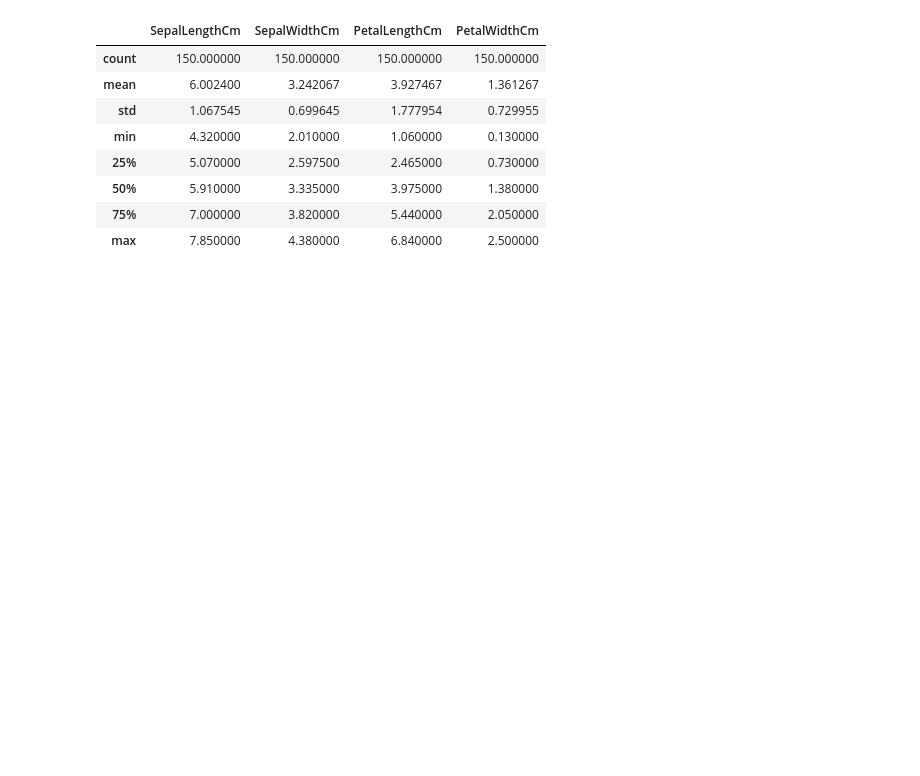
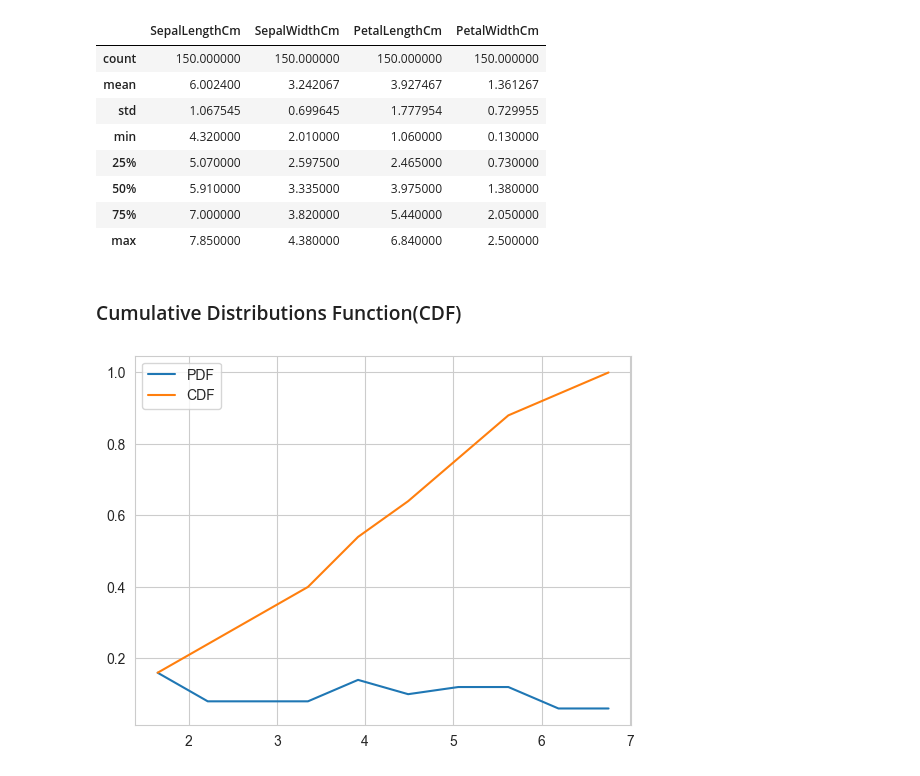
Before and after one commit to sikkki23/ML, a Jupyter notebook: python_numpy/test_EDA_panda_seaborn_metplotlib.ipynb, the cells around one changed output. Cells and saved outputs as stored; diff of their text form; code cells hidden in the pictures; blank space fills up the shorter version.

```diff
--- a/python_numpy/test_EDA_panda_seaborn_metplotlib.ipynb
+++ b/python_numpy/test_EDA_panda_seaborn_metplotlib.ipynb
@@ -122,3 +122,15 @@ iris.describe()
 | 50% | 5.910000 | 3.335000 | 3.975000 | 1.380000 |
 | 75% | 7.000000 | 3.820000 | 5.440000 | 2.050000 |
 | max | 7.850000 | 4.380000 | 6.840000 | 2.500000 |
+# %% [markdown]
+### Cumulative Distributions Function(CDF)
+# %%
+counts , bin_edges = np.histogram(iris_setosa['PetalLengthCm'], bins=10, density=True)
+pdf = counts / sum(counts)  # Probability Density Function
+cdf = np.cumsum(pdf)         # Cumulative Distribution Function
+plt.plot(bin_edges[1:], pdf, label='PDF')
+plt.plot(bin_edges[1:], cdf, label='CDF')
+plt.legend()
+plt.show()
+# %% [output]
+[figure, added]
```
